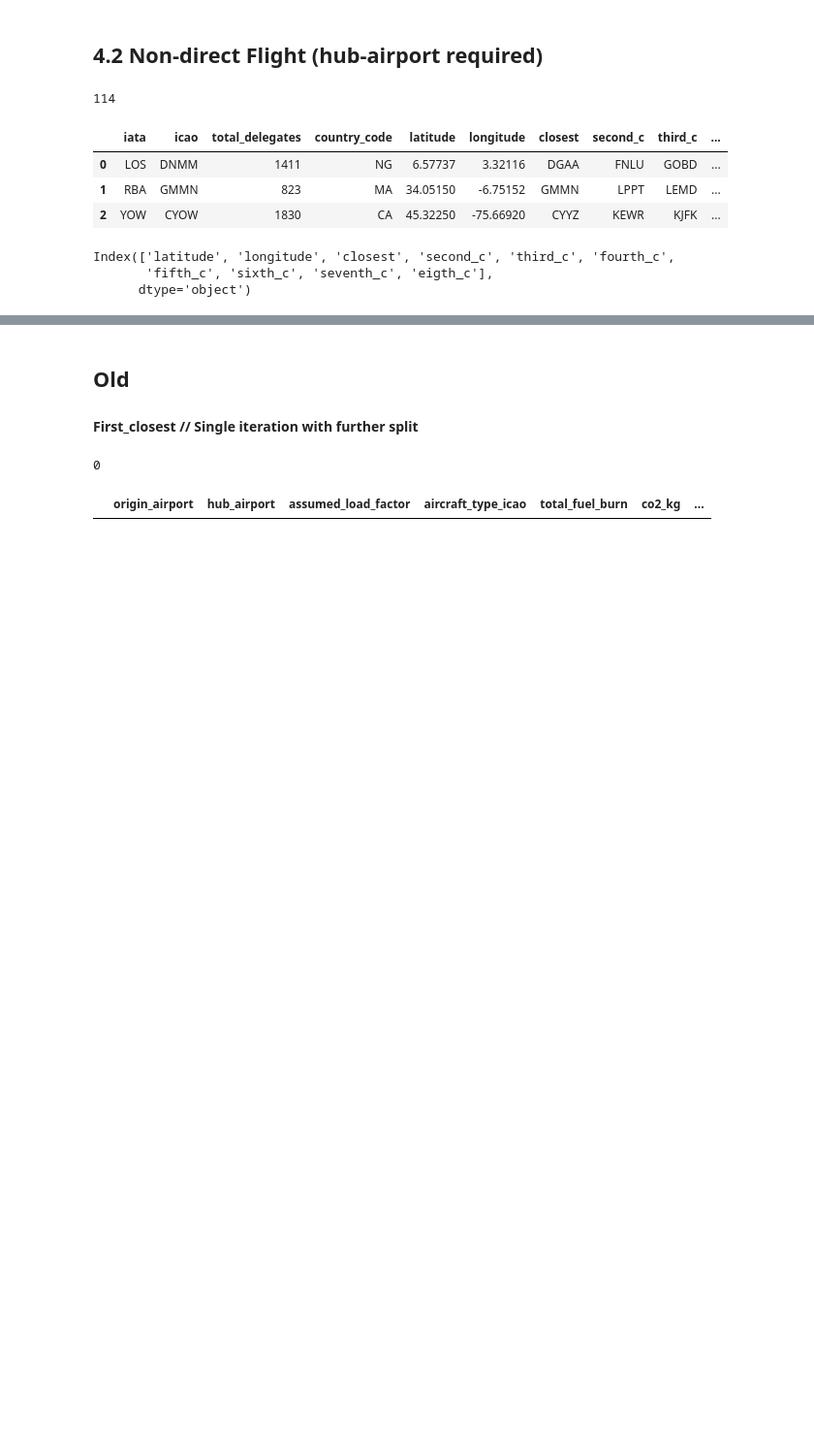
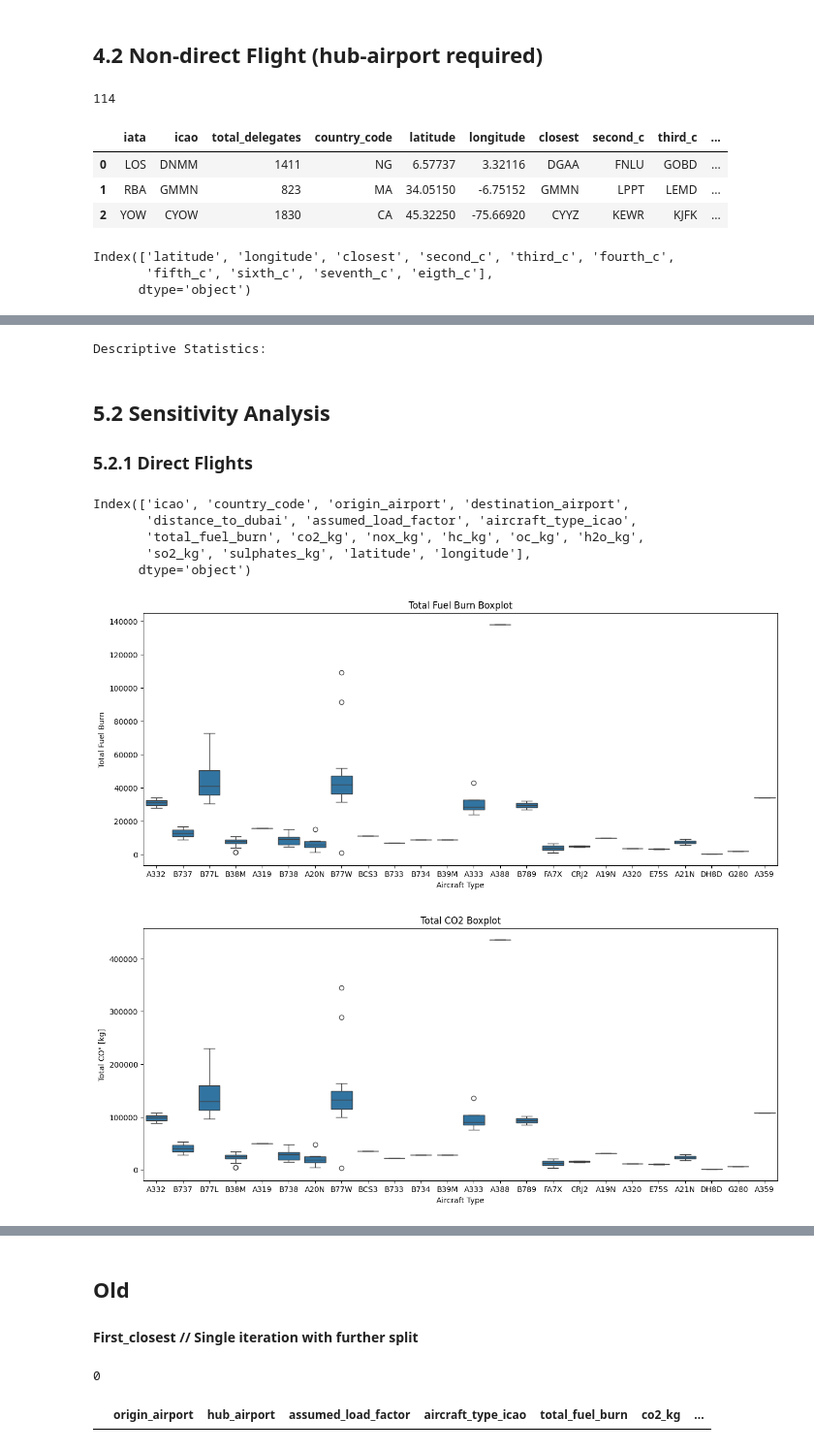
Before and after one commit to lukasschirren/COP_flight_analysis, a Jupyter notebook: cop28_delegate_list.ipynb, the cells around one changed output, grey strips where cells are left out. Shown at 97% size. Cells and saved outputs as stored; diff of their text form; code cells hidden in the pictures; blank space fills up the shorter version.

```diff
--- a/cop28_delegate_list.ipynb
+++ b/cop28_delegate_list.ipynb
@@ -32,7 +32,7 @@ df = dataset.read(use_threads=True).to_pandas()
 # %%
 # Exclude private jets
 private_jet = ['CL60','P180','GLF5','GLEX','GLF6','F2TH','C17','LJ60','F900','GLF4','E35L','CL35','C30J',
-               'GL5T','ASTR','C130','BE20','H25B','L410','F100','CL30','LJ35','PC24','C56X','E55P','PAY3']
+               'GL5T','ASTR','C130','BE20','H25B','L410','F100','CL30','LJ35','PC24','C56X','E55P','PAY3','PC12','B350','A124']
 df = df[~df['aircraft_type_icao'].isin(private_jet)]
 # %%
 # Select flights to dubai
@@ -408,0 +401,39 @@ fig.show()
+# %%
+non_direct_stats = all_flights_non_direct[['assumed_load_factor','total_fuel_burn','co2_kg','nox_kg','hc_kg','oc_kg','h2o_kg','so2_kg','sulphates_kg']]
+
+print("Descriptive Statistics:")
+descriptive_non_direct = non_direct_stats.describe()
+
+file_path = os.path.join('output', 'non_direct_flights_statistics.xlsx')
+descriptive_non_direct.to_excel(file_path, index=False)
+# %% [output]
+Descriptive Statistics:
+# %% [markdown]
+## 5.2 Sensitivity Analysis
+### 5.2.1 Direct Flights
+# %%
+unique_flights_df.columns
+# %% [output]
+Index(['icao', 'country_code', 'origin_airport', 'destination_airport',
+       'distance_to_dubai', 'assumed_load_factor', 'aircraft_type_icao',
+       'total_fuel_burn', 'co2_kg', 'nox_kg', 'hc_kg', 'oc_kg', 'h2o_kg',
+       'so2_kg', 'sulphates_kg', 'latitude', 'longitude'],
+      dtype='object')
+# %%
+# Boxplot for total_fuel_burn
+plt.figure(figsize=(15, 6))
+sns.boxplot(x='aircraft_type_icao', y='total_fuel_burn', data=unique_flights_df)
+plt.title('Total Fuel Burn Boxplot')
+plt.xlabel('Aircraft Type')
+plt.ylabel('Total Fuel Burn')
+plt.show()
+
+plt.figure(figsize=(15, 6))
+sns.boxplot(x='aircraft_type_icao', y='co2_kg', data=unique_flights_df)
+plt.title('Total CO2 Boxplot')
+plt.xlabel('Aircraft Type')
+plt.ylabel('Total CO" [kg]')
+plt.show()
+# %% [output]
+[figure, added]
+[figure, added]
```
Also changed, not shown: parts of 21 cells of this notebook, 6 other files.
